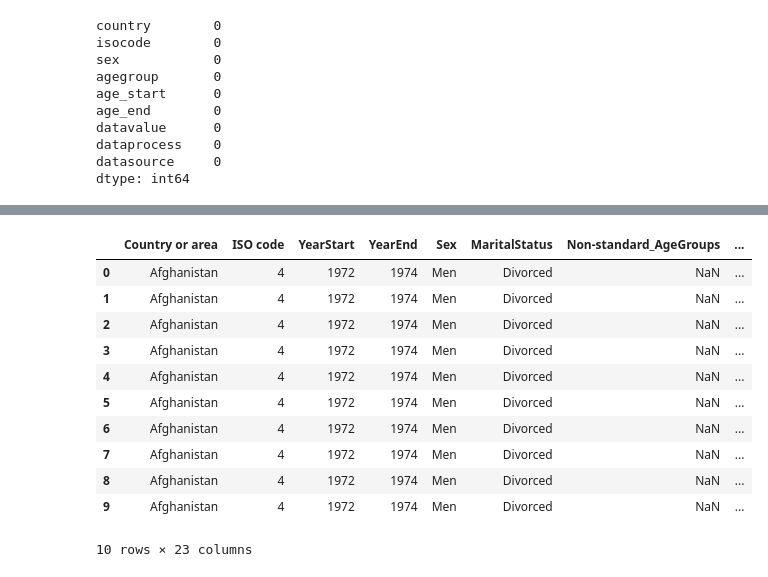
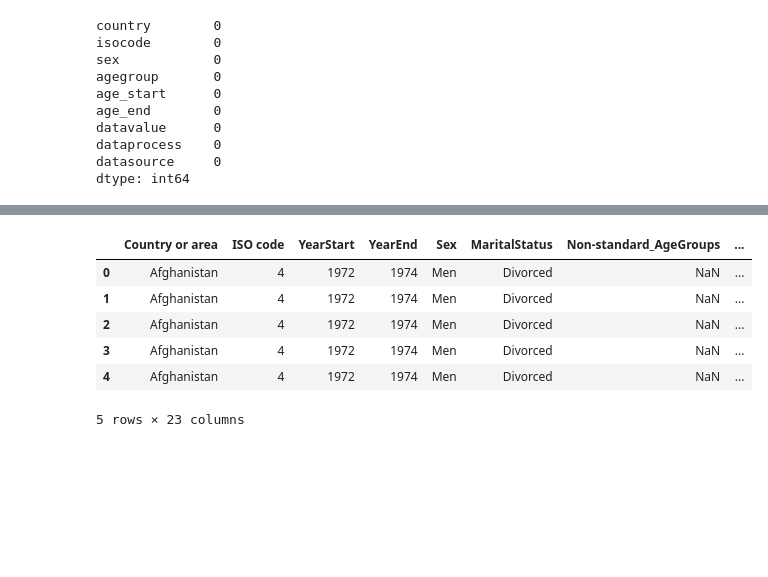
Before and after one commit to YkslB/marriage_statistics, a Jupyter notebook: scripts/Cleaning.ipynb, the cells around one changed output, grey strips where cells are left out. Saved outputs shown, nothing was run; the diff lists cells and outputs as text; code cells hidden in the pictures; blank space fills up the shorter version.

```diff
--- a/scripts/Cleaning.ipynb
+++ b/scripts/Cleaning.ipynb
@@ -792,16 +776,11 @@ df_13.head(12)
 # %%
 df_14 = pd.read_csv('../data/processed/marital_status_by_age_un.csv', header= 2, low_memory=False)
-df_14.head(10)
+df_14.head()
 # %% [output]
 |  | Country or area | ISO code | YearStart | YearEnd | Sex | MaritalStatus | Non-standard_AgeGroups | ... |
 | 0 | Afghanistan | 4 | 1972 | 1974 | Men | Divorced | NaN | ... |
 | 1 | Afghanistan | 4 | 1972 | 1974 | Men | Divorced | NaN | ... |
 | 2 | Afghanistan | 4 | 1972 | 1974 | Men | Divorced | NaN | ... |
 | 3 | Afghanistan | 4 | 1972 | 1974 | Men | Divorced | NaN | ... |
 | 4 | Afghanistan | 4 | 1972 | 1974 | Men | Divorced | NaN | ... |
-| 5 | Afghanistan | 4 | 1972 | 1974 | Men | Divorced | NaN | ... |
-| 6 | Afghanistan | 4 | 1972 | 1974 | Men | Divorced | NaN | ... |
-| 7 | Afghanistan | 4 | 1972 | 1974 | Men | Divorced | NaN | ... |
-| 8 | Afghanistan | 4 | 1972 | 1974 | Men | Divorced | NaN | ... |
-| 9 | Afghanistan | 4 | 1972 | 1974 | Men | Divorced | NaN | ... |
-10 rows × 23 columns
+5 rows × 23 columns
```
Also changed, not shown: parts of 34 cells of this notebook, 4 other files.
